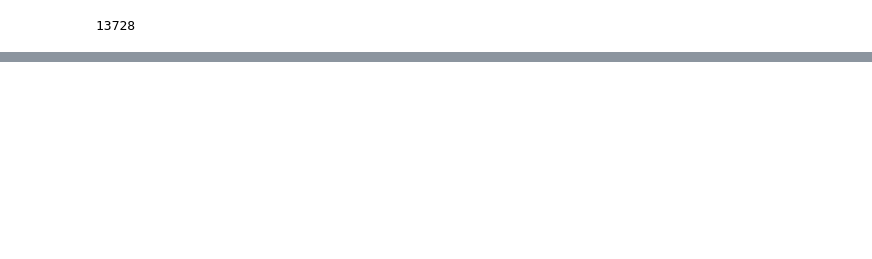
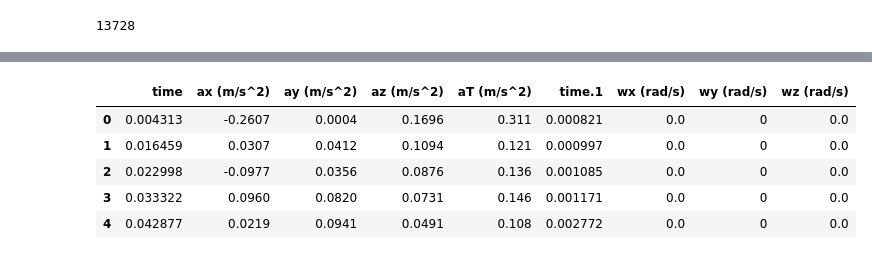
Before and after one commit to 1Elliot/LSE_Zoomo, a Jupyter notebook: jupyter notebook files/Rough_Rider_score_prototypes.ipynb, the cells around one changed output, grey strips where cells are left out. Saved outputs shown, nothing was run; the diff lists cells and outputs as text; code cells hidden in the pictures; blank space fills up the shorter version.

```diff
--- a/jupyter notebook files/Rough_Rider_score_prototypes.ipynb
+++ b/jupyter notebook files/Rough_Rider_score_prototypes.ipynb
@@ -427,0 +446,2 @@ Rough_function(df)
+# %%
+Zoomo_IoT=pd.read_excel('Zoomo_IoT.xlsx')
@@ -427,0 +468,11 @@ Rough_function(df)
+# %%
+Zoomo_IoT=Zoomo_IoT.drop(columns=['Unnamed: 5'])
+# %%
+Zoomo_IoT.head()
+# %% [output]
+|  | time | ax (m/s^2) | ay (m/s^2) | az (m/s^2) | aT (m/s^2) | time.1 | wx (rad/s) | wy (rad/s) | wz (rad/s) |
+| 0 | 0.004313 | -0.2607 | 0.0004 | 0.1696 | 0.311 | 0.000821 | 0.0 | 0 | 0.0 |
+| 1 | 0.016459 | 0.0307 | 0.0412 | 0.1094 | 0.121 | 0.000997 | 0.0 | 0 | 0.0 |
+| 2 | 0.022998 | -0.0977 | 0.0356 | 0.0876 | 0.136 | 0.001085 | 0.0 | 0 | 0.0 |
+| 3 | 0.033322 | 0.0960 | 0.0820 | 0.0731 | 0.146 | 0.001171 | 0.0 | 0 | 0.0 |
+| 4 | 0.042877 | 0.0219 | 0.0941 | 0.0491 | 0.108 | 0.002772 | 0.0 | 0 | 0.0 |
```
Also changed, not shown: parts of 32 cells of this notebook.
